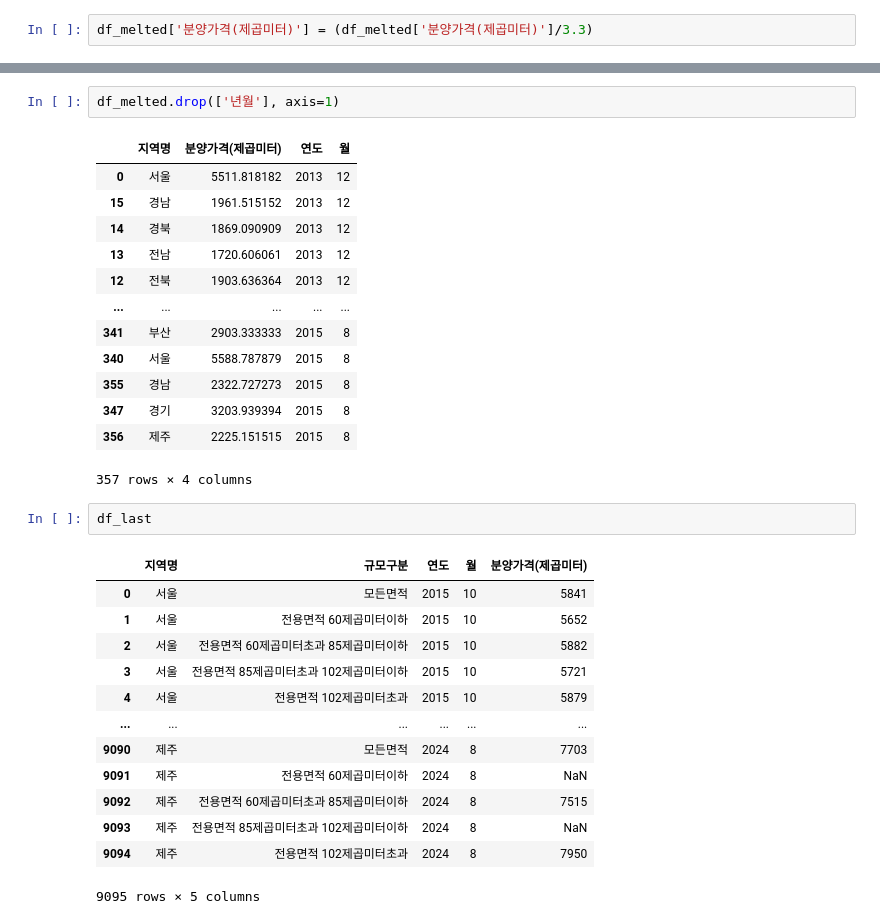
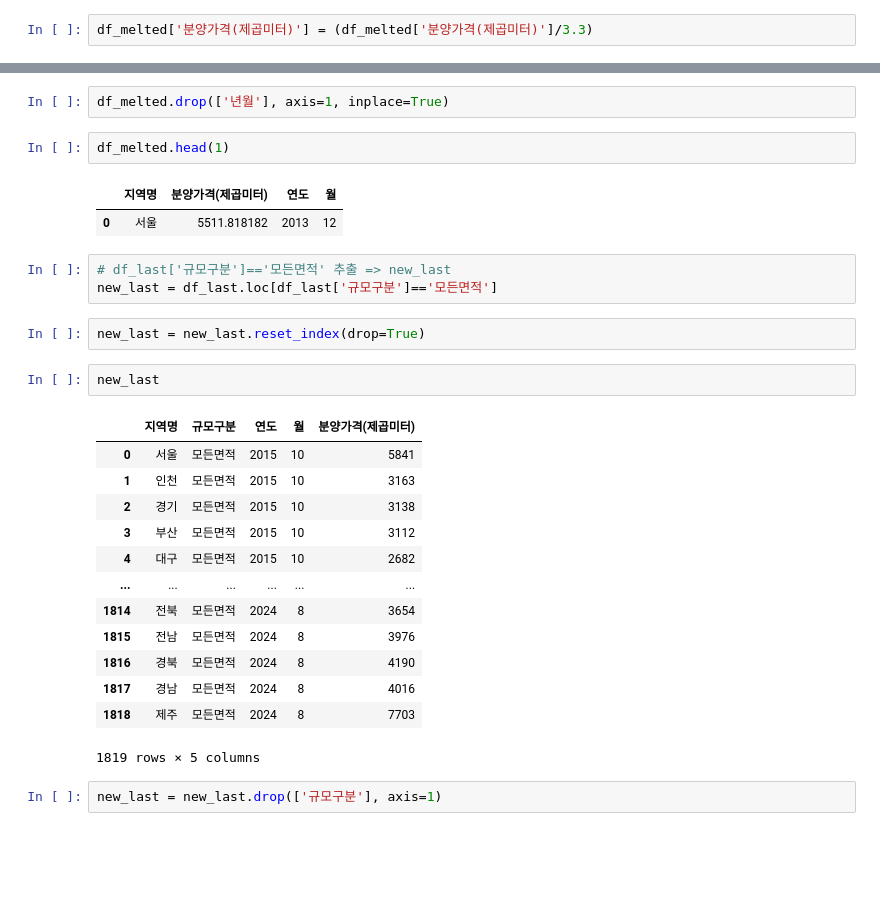
Before and after one commit to Harutoshi87/KI, a Jupyter notebook: source/01_python/ch11_데이터 프레임과 시리즈(Pandas)_9절~13절.ipynb, the cells around one changed output, grey strips where cells are left out. Cells and saved outputs as stored; diff of their text form; blank space fills up the shorter version.

```diff
--- a/source/01_python/ch11_데이터 프레임과 시리즈(Pandas)_9절~13절.ipynb
+++ b/source/01_python/ch11_데이터 프레임과 시리즈(Pandas)_9절~13절.ipynb
@@ -634,32 +613,30 @@ df_last.loc[df_last['규모구분']=='모든면적']
 # %%
-df_melted.drop(['년월'], axis=1)
+df_melted.drop(['년월'], axis=1, inplace=True)
-# %% [output]
-|  | 지역명 | 분양가격(제곱미터) | 연도 | 월 |
-| 0 | 서울 | 5511.818182 | 2013 | 12 |
-| 15 | 경남 | 1961.515152 | 2013 | 12 |
-| 14 | 경북 | 1869.090909 | 2013 | 12 |
-| 13 | 전남 | 1720.606061 | 2013 | 12 |
-| 12 | 전북 | 1903.636364 | 2013 | 12 |
-| ... | ... | ... | ... | ... |
-| 341 | 부산 | 2903.333333 | 2015 | 8 |
-| 340 | 서울 | 5588.787879 | 2015 | 8 |
-| 355 | 경남 | 2322.727273 | 2015 | 8 |
-| 347 | 경기 | 3203.939394 | 2015 | 8 |
-| 356 | 제주 | 2225.151515 | 2015 | 8 |
-357 rows × 4 columns
-# %%
-df_last
-# %% [output]
-|  | 지역명 | 규모구분 | 연도 | 월 | 분양가격(제곱미터) |
-| 0 | 서울 | 모든면적 | 2015 | 10 | 5841 |
-| 1 | 서울 | 전용면적 60제곱미터이하 | 2015 | 10 | 5652 |
-| 2 | 서울 | 전용면적 60제곱미터초과 85제곱미터이하 | 2015 | 10 | 5882 |
-| 3 | 서울 | 전용면적 85제곱미터초과 102제곱미터이하 | 2015 | 10 | 5721 |
-| 4 | 서울 | 전용면적 102제곱미터초과 | 2015 | 10 | 5879 |
-| ... | ... | ... | ... | ... | ... |
-| 9090 | 제주 | 모든면적 | 2024 | 8 | 7703 |
-| 9091 | 제주 | 전용면적 60제곱미터이하 | 2024 | 8 | NaN |
-| 9092 | 제주 | 전용면적 60제곱미터초과 85제곱미터이하 | 2024 | 8 | 7515 |
-| 9093 | 제주 | 전용면적 85제곱미터초과 102제곱미터이하 | 2024 | 8 | NaN |
-| 9094 | 제주 | 전용면적 102제곱미터초과 | 2024 | 8 | 7950 |
-9095 rows × 5 columns
+# %%
+df_melted.head(1)
+# %% [output]
+|  | 지역명 | 분양가격(제곱미터) | 연도 | 월 |
+| 0 | 서울 | 5511.818182 | 2013 | 12 |
+# %%
+# df_last['규모구분']=='모든면적' 추출 => new_last
+new_last = df_last.loc[df_last['규모구분']=='모든면적']
+# %%
+new_last = new_last.reset_index(drop=True)
+# %%
+new_last
+# %% [output]
+|  | 지역명 | 규모구분 | 연도 | 월 | 분양가격(제곱미터) |
+| 0 | 서울 | 모든면적 | 2015 | 10 | 5841 |
+| 1 | 인천 | 모든면적 | 2015 | 10 | 3163 |
+| 2 | 경기 | 모든면적 | 2015 | 10 | 3138 |
+| 3 | 부산 | 모든면적 | 2015 | 10 | 3112 |
+| 4 | 대구 | 모든면적 | 2015 | 10 | 2682 |
+| ... | ... | ... | ... | ... | ... |
+| 1814 | 전북 | 모든면적 | 2024 | 8 | 3654 |
+| 1815 | 전남 | 모든면적 | 2024 | 8 | 3976 |
+| 1816 | 경북 | 모든면적 | 2024 | 8 | 4190 |
+| 1817 | 경남 | 모든면적 | 2024 | 8 | 4016 |
+| 1818 | 제주 | 모든면적 | 2024 | 8 | 7703 |
+1819 rows × 5 columns
+# %%
+new_last = new_last.drop(['규모구분'], axis=1)
```
Also changed, not shown: parts of 17 cells of this notebook.
